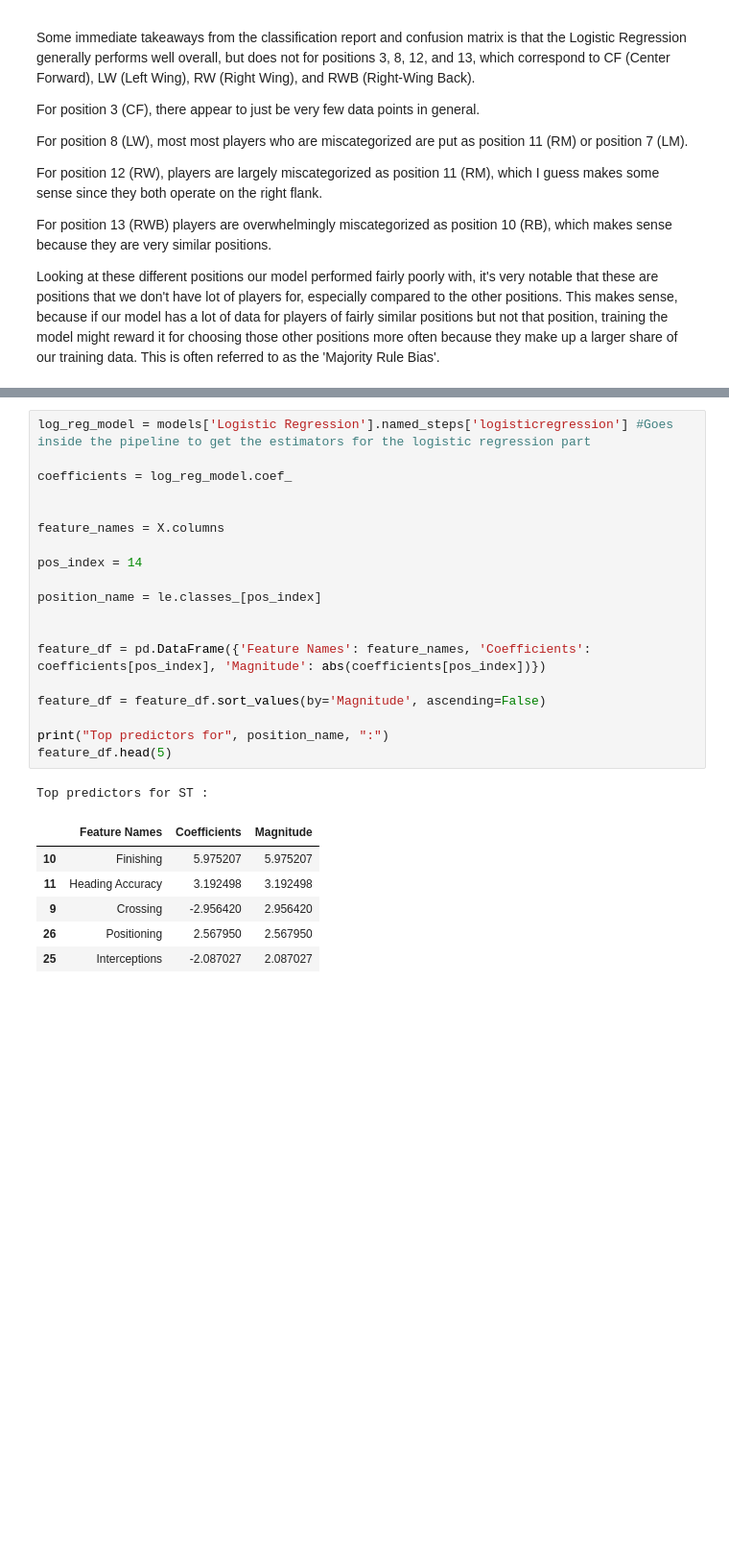
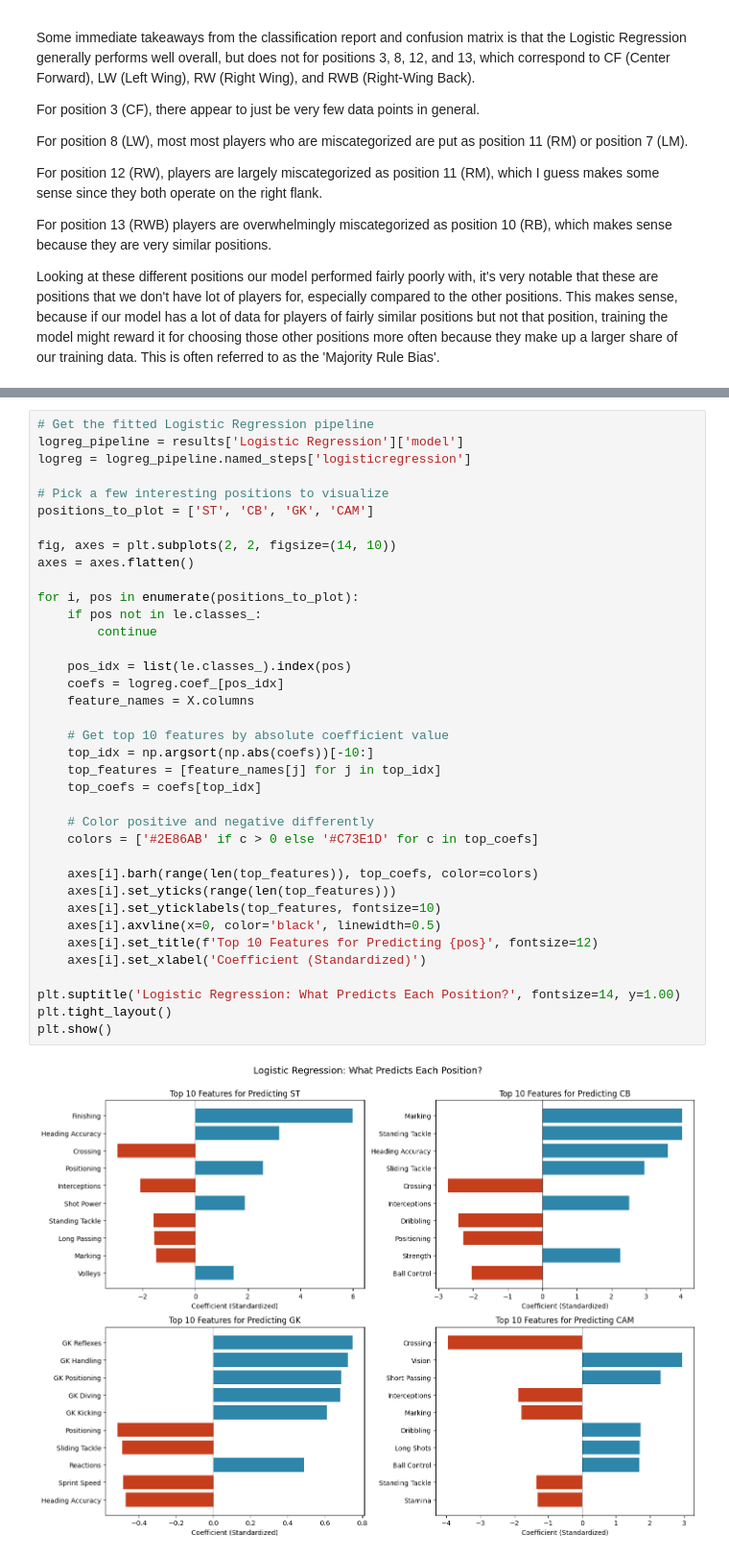
Before and after one commit to LFEXela/CMSC320-Projec1, a Jupyter notebook: CMSC320_Project1_Final.ipynb, the cells around one changed output, grey strips where cells are left out. Shown at 96% size. Cells and saved outputs as stored; diff of their text form; blank space fills up the shorter version.

```diff
--- a/CMSC320_Project1_Final.ipynb
+++ b/CMSC320_Project1_Final.ipynb
@@ -619,28 +741,40 @@ Looking at these different positions our model performed fairly poorly with, it'
 Because we have 15 different positions, we're generating a logistic regression model for each position. Meaning our coefficients is actually a 2D array, with an array of coefficients for each model. By changing pos_index, we can choose the model we're looking at, and sort to identify the most important coefficients (by magnitude).
-# %%
-log_reg_model = models['Logistic Regression'].named_steps['logisticregression'] #Goes inside the pipeline to get the estimators for the logistic regression part
-
-coefficients = log_reg_model.coef_
-
-
-feature_names = X.columns
-
-pos_index = 14
-
-position_name = le.classes_[pos_index]
-
-
-feature_df = pd.DataFrame({'Feature Names': feature_names, 'Coefficients': coefficients[pos_index], 'Magnitude': abs(coefficients[pos_index])})
-
-feature_df = feature_df.sort_values(by='Magnitude', ascending=False)
-
-print("Top predictors for", position_name, ":")
-feature_df.head(5)
-# %% [output]
-Top predictors for ST :
-|  | Feature Names | Coefficients | Magnitude |
-| 10 | Finishing | 5.975207 | 5.975207 |
-| 11 | Heading Accuracy | 3.192498 | 3.192498 |
-| 9 | Crossing | -2.956420 | 2.956420 |
-| 26 | Positioning | 2.567950 | 2.567950 |
-| 25 | Interceptions | -2.087027 | 2.087027 |
+# %%
+# Get the fitted Logistic Regression pipeline
+logreg_pipeline = results['Logistic Regression']['model']
+logreg = logreg_pipeline.named_steps['logisticregression']
+
+# Pick a few interesting positions to visualize
+positions_to_plot = ['ST', 'CB', 'GK', 'CAM']
+
+fig, axes = plt.subplots(2, 2, figsize=(14, 10))
+axes = axes.flatten()
+
+for i, pos in enumerate(positions_to_plot):
+    if pos not in le.classes_:
+        continue
+
+    pos_idx = list(le.classes_).index(pos)
+    coefs = logreg.coef_[pos_idx]
+    feature_names = X.columns
+
+    # Get top 10 features by absolute coefficient value
+    top_idx = np.argsort(np.abs(coefs))[-10:]
+    top_features = [feature_names[j] for j in top_idx]
+    top_coefs = coefs[top_idx]
+
+    # Color positive and negative differently
+    colors = ['#2E86AB' if c > 0 else '#C73E1D' for c in top_coefs]
+
+    axes[i].barh(range(len(top_features)), top_coefs, color=colors)
+    axes[i].set_yticks(range(len(top_features)))
+    axes[i].set_yticklabels(top_features, fontsize=10)
+    axes[i].axvline(x=0, color='black', linewidth=0.5)
+    axes[i].set_title(f'Top 10 Features for Predicting {pos}', fontsize=12)
+    axes[i].set_xlabel('Coefficient (Standardized)')
+
+plt.suptitle('Logistic Regression: What Predicts Each Position?', fontsize=14, y=1.00)
+plt.tight_layout()
+plt.show()
+# %% [output]
+[figure, added]
```
Also changed, not shown: parts of 30 cells of this notebook.
